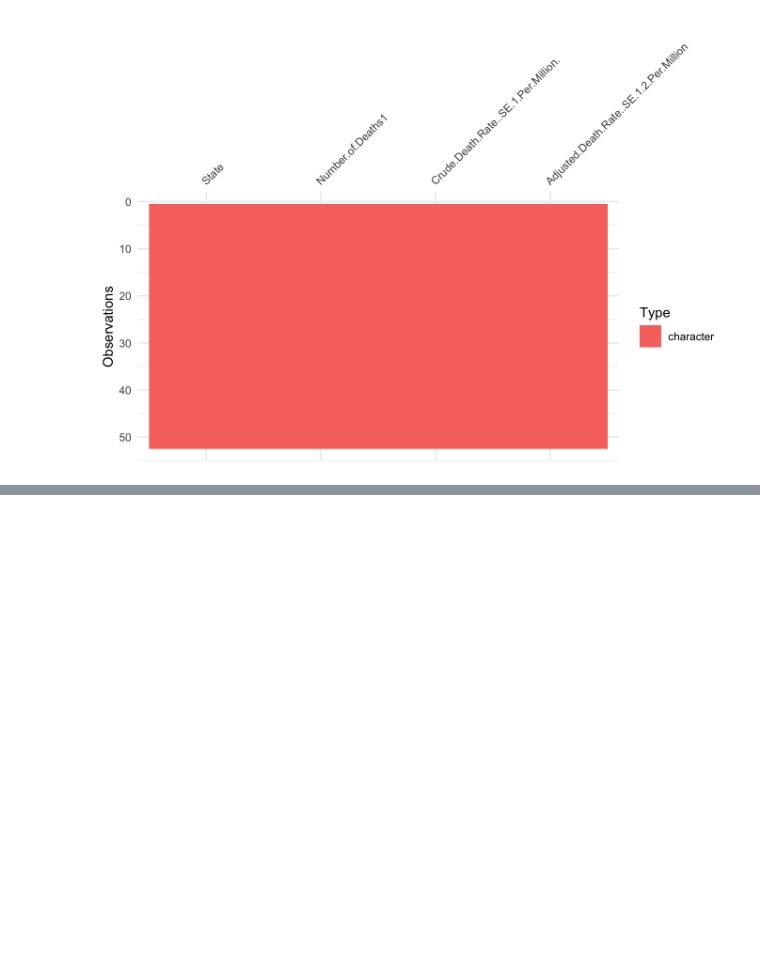
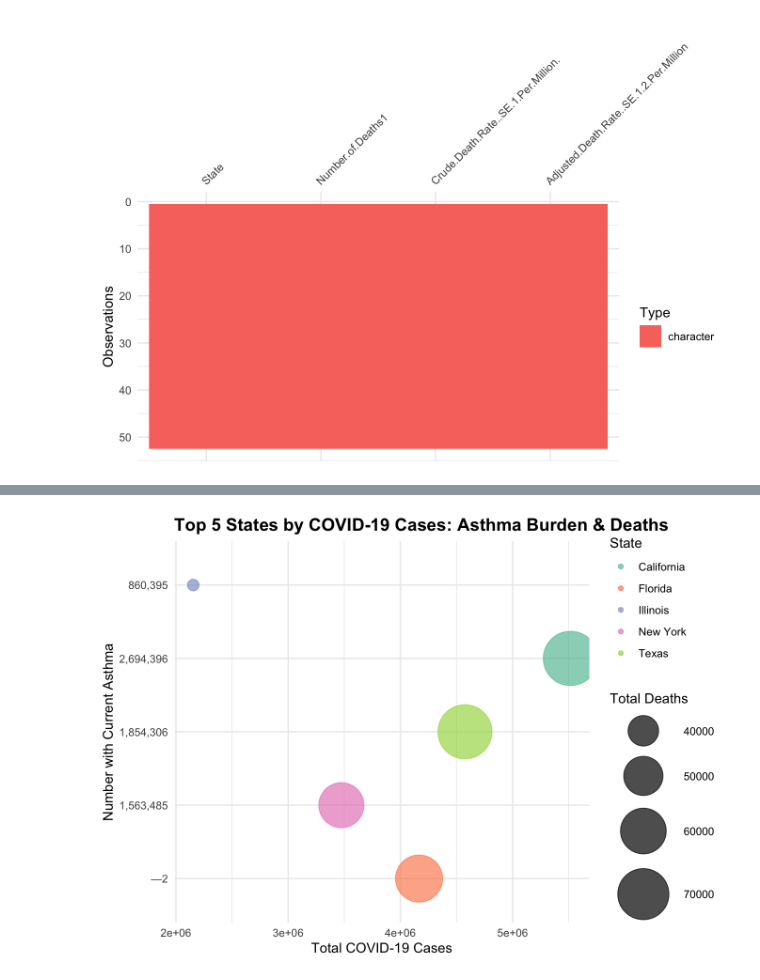
Before and after one commit to balcarcm97/final_project, a Jupyter notebook: docs/index.out.ipynb, the cells around one changed output, grey strips where cells are left out. Cells and saved outputs as stored; diff of their text form; code cells hidden in the pictures; blank space fills up the shorter version.

```diff
--- a/docs/index.out.ipynb
+++ b/docs/index.out.ipynb
@@ -86,0 +192,26 @@ Monoson, A., Schott, E., Ard, K., Kilburg-Basnyat, B., Tighe, R. M., Pannu, S.,
+# %%
+top5 <- combined_data %>%
+  arrange(desc(total_cases)) %>%
+  slice(1:5)
+
+ggplot(top5, aes(
+  x = total_cases,
+  y = Number.With.Current.Asthma.,
+  size = total_deaths,
+  color = State
+)) +
+  geom_point(alpha = 0.7) +
+  scale_size_continuous(name = "Total Deaths", range = c(4, 20)) +
+  scale_color_brewer(palette = "Set2") +
+  labs(
+    title = "Top 5 States by COVID-19 Cases: Asthma Burden & Deaths",
+    x = "Total COVID-19 Cases",
+    y = "Number with Current Asthma"
+  ) +
+  theme_minimal() +
+  theme(
+    legend.position = "right",
+    plot.title = element_text(size = 14, face = "bold")
+  )
+# %% [output]
+[figure, added]
```
Also changed, not shown: parts of 22 cells of this notebook, 38 other files.
